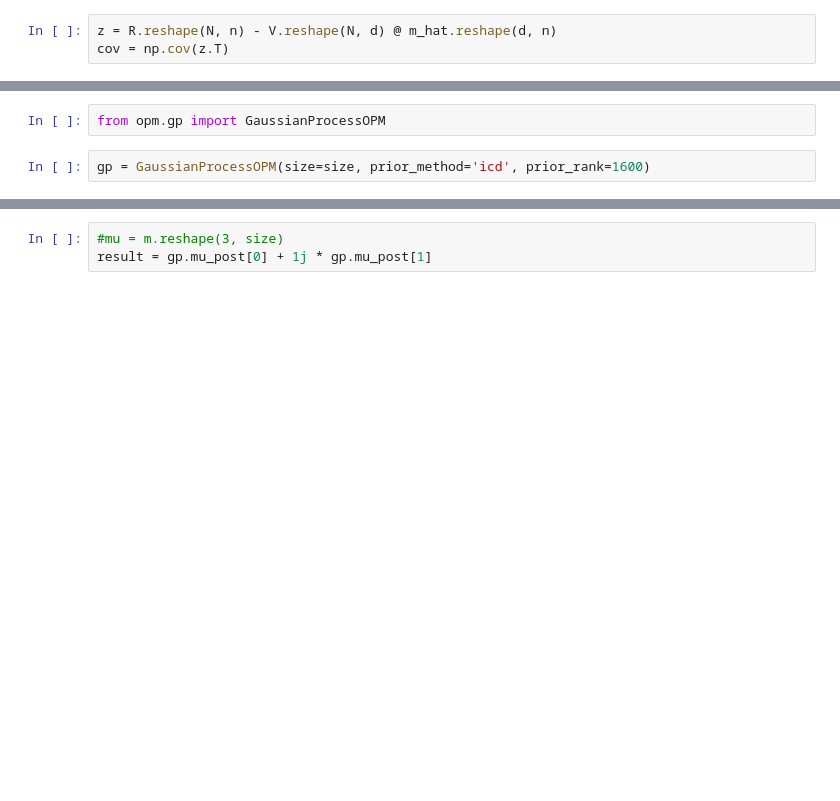
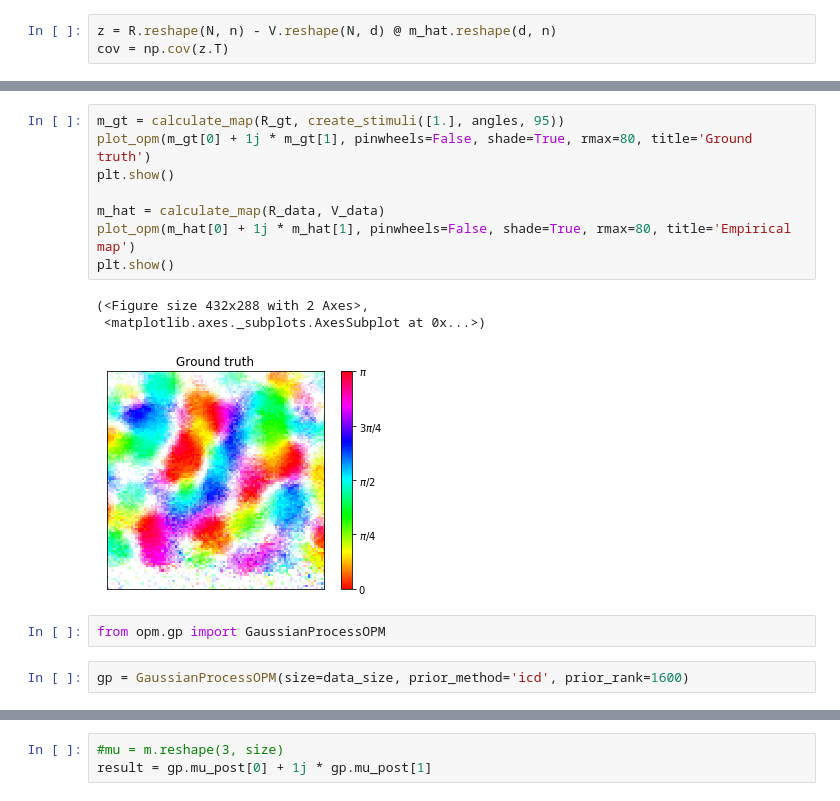
Before and after one commit to mackelab/gp-maps-python, a Jupyter notebook: FerretData.ipynb, the cells around one changed output, grey strips where cells are left out. Saved outputs shown, nothing was run; the diff lists cells and outputs as text; blank space fills up the shorter version.

```diff
--- a/FerretData.ipynb
+++ b/FerretData.ipynb
@@ -106,5 +132,17 @@ Compute a smooth OPM using the GP method (see BayesianOPM.ipynb)
+# %%
+m_gt = calculate_map(R_gt, create_stimuli([1.], angles, 95))
+plot_opm(m_gt[0] + 1j * m_gt[1], pinwheels=False, shade=True, rmax=80, title='Ground truth')
+plt.show()
+
+m_hat = calculate_map(R_data, V_data)
+plot_opm(m_hat[0] + 1j * m_hat[1], pinwheels=False, shade=True, rmax=80, title='Empirical map')
+plt.show()
+# %% [output]
+(<Figure size 432x288 with 2 Axes>,
+ <matplotlib.axes._subplots.AxesSubplot at 0x...>)
+[figure, added]
 # %%
 from opm.gp import GaussianProcessOPM
 # %%
-gp = GaussianProcessOPM(size=size, prior_method='icd', prior_rank=1600)
+gp = GaussianProcessOPM(size=data_size, prior_method='icd', prior_rank=1600)
 # %%
```
Also changed, not shown: parts of 25 cells of this notebook, 3 other files.
